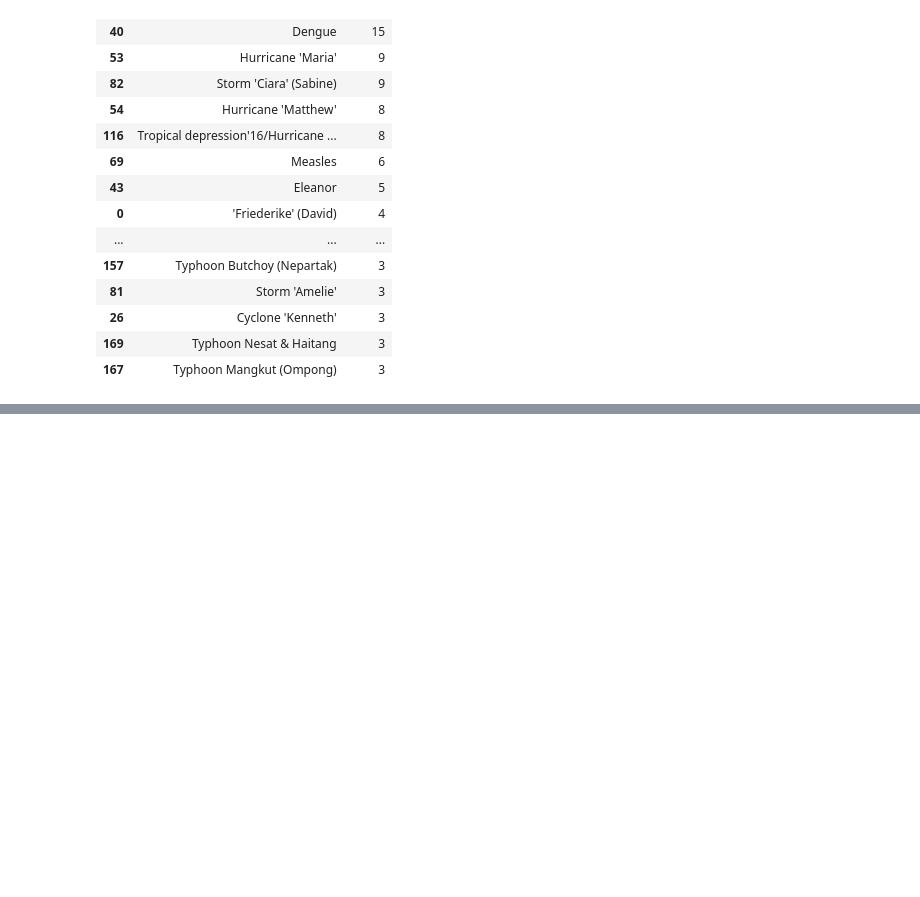
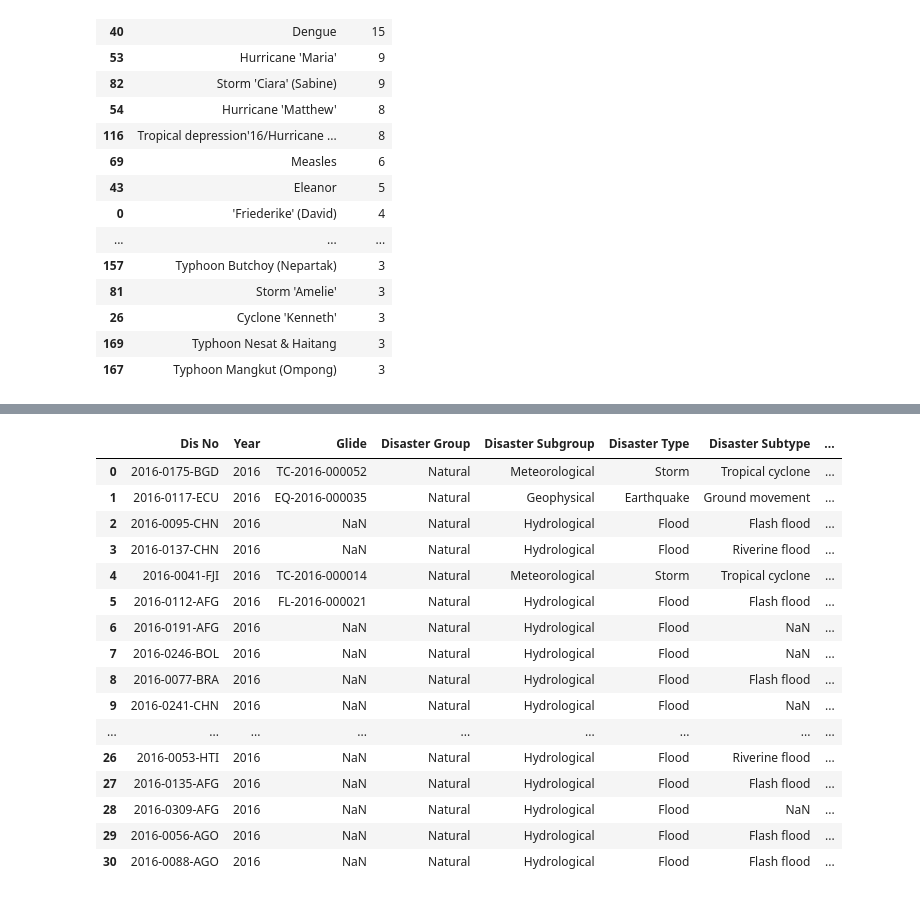
Before and after one commit to nuldertien/knowledge-engineering, a Jupyter notebook: exploration.ipynb, the cells around one changed output, grey strips where cells are left out. Drawn from its saved outputs; the diff is of its cells as text; code cells hidden in the pictures; blank space fills up the shorter version.

```diff
--- a/exploration.ipynb
+++ b/exploration.ipynb
@@ -47,5 +51,7 @@ news_data_small = news_data.iloc[:100000].copy()
+# %%
+news_data = news_data[news_data['Article'].notna()].copy()
 # %%
-news_data_small['Article'] = news_data_small['Article'].apply(lambda x: x.replace("\'", "").replace("\xa0", " ").replace("  ", " ").replace("\n", " ") if type(x) == str else float("nan"))
+news_data['Article'] = news_data['Article'].apply(lambda x: x.replace("\'", "").replace("\xa0", " ").replace("  ", " ").replace("\n", " ") if type(x) == str else float("nan"))
 # %%
 disaster_info['mentions_1'] = 0
 disaster_info['mentions_2'] = 0
@@ -54,40 +60,3 @@ disaster_info['mentions_3'] = 0
 ## Data Merging
 # %%
 pre_margin, post_margin = 1, 7
-# %%
-for i in range(1000):
-    start_date, end_date = disaster_info.iloc[i]['Start Date'], disaster_info.iloc[i]['End Date']
-    start_date_adj = start_date - timedelta(days=pre_margin)
-    end_date_adj = end_date + timedelta(days=post_margin)
-
-    # _________________________________Mentions 1____________________________________________________
-    # If event name is mentioned in an article it assumed to talk about the subject.
-    if type(disaster_info.iloc[i]['Event Name']) == str:
-        kws_1 = conv_dict[disaster_info.iloc[i]['Event Name']]
-        print(kws_1)
-
-        candidate_articles = news_data_small[(news_data_small['Date']  < end_date_adj) & (news_data_small['Date']  > start_date_adj)]
-
-        count = 0
-        for j, candidate in candidate_articles.iterrows():
-            try:
-                contains = False
-                for kws in kws_1:
-                    if all(x in candidate.article.lower() for x in kws):
-                        count += 1
-                        contains = True
-                        continue
-                if contains:
-                    continue
-            except:
-                continue
-        print(f'count: {count}')
-        disaster_info.iloc[i]['mentions_1'] = count
-
-    # _________________________________Mentions 2____________________________________________________
-    # If any of the locations in the locations list is mentioned together with the type of disaster or
-    # subtype or disaster, the article is counted towards mentions 2.
-
-    # _________________________________Mentions 3____________________________________________________
-    # If the country is mentioned together with the type of disaster or
-    # subtype or disaster, the article is counted towards mentions 3.
@@ -378,0 +352,20 @@ disaster_info[disaster_info['Event Name'] == "Hurricane 'Irma'"]
+# %%
+disaster_info.iloc[:30]
+# %% [output]
+|  | Dis No | Year | Glide | Disaster Group | Disaster Subgroup | Disaster Type | Disaster Subtype | ... |
+| 0 | 2016-0175-BGD | 2016 | TC-2016-000052 | Natural | Meteorological | Storm | Tropical cyclone | ... |
+| 1 | 2016-0117-ECU | 2016 | EQ-2016-000035 | Natural | Geophysical | Earthquake | Ground movement | ... |
+| 2 | 2016-0095-CHN | 2016 | NaN | Natural | Hydrological | Flood | Flash flood | ... |
+| 3 | 2016-0137-CHN | 2016 | NaN | Natural | Hydrological | Flood | Riverine flood | ... |
+| 4 | 2016-0041-FJI | 2016 | TC-2016-000014 | Natural | Meteorological | Storm | Tropical cyclone | ... |
+| 5 | 2016-0112-AFG | 2016 | FL-2016-000021 | Natural | Hydrological | Flood | Flash flood | ... |
+| 6 | 2016-0191-AFG | 2016 | NaN | Natural | Hydrological | Flood | NaN | ... |
+| 7 | 2016-0246-BOL | 2016 | NaN | Natural | Hydrological | Flood | NaN | ... |
+| 8 | 2016-0077-BRA | 2016 | NaN | Natural | Hydrological | Flood | Flash flood | ... |
+| 9 | 2016-0241-CHN | 2016 | NaN | Natural | Hydrological | Flood | NaN | ... |
+| ... | ... | ... | ... | ... | ... | ... | ... | ... |
+| 26 | 2016-0053-HTI | 2016 | NaN | Natural | Hydrological | Flood | Riverine flood | ... |
+| 27 | 2016-0135-AFG | 2016 | NaN | Natural | Hydrological | Flood | Flash flood | ... |
+| 28 | 2016-0309-AFG | 2016 | NaN | Natural | Hydrological | Flood | NaN | ... |
+| 29 | 2016-0056-AGO | 2016 | NaN | Natural | Hydrological | Flood | Flash flood | ... |
+| 30 | 2016-0088-AGO | 2016 | NaN | Natural | Hydrological | Flood | Flash flood | ... |
```
Also changed, not shown: parts of 10 cells of this notebook.
